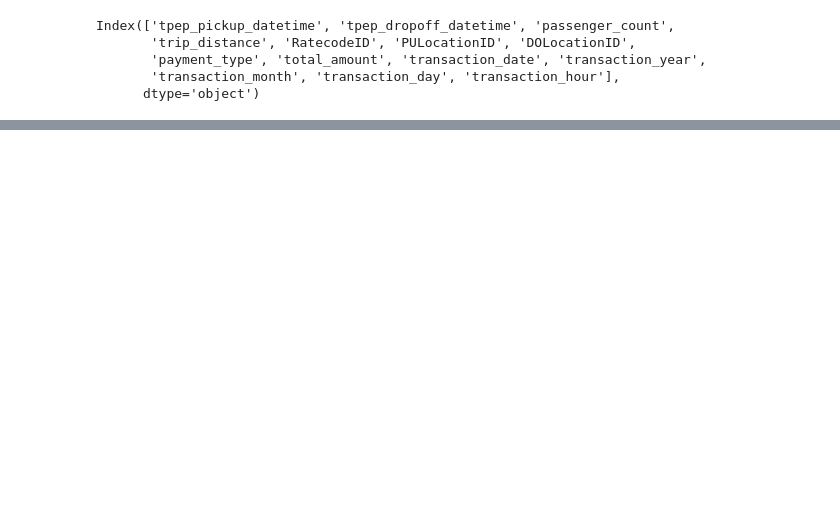
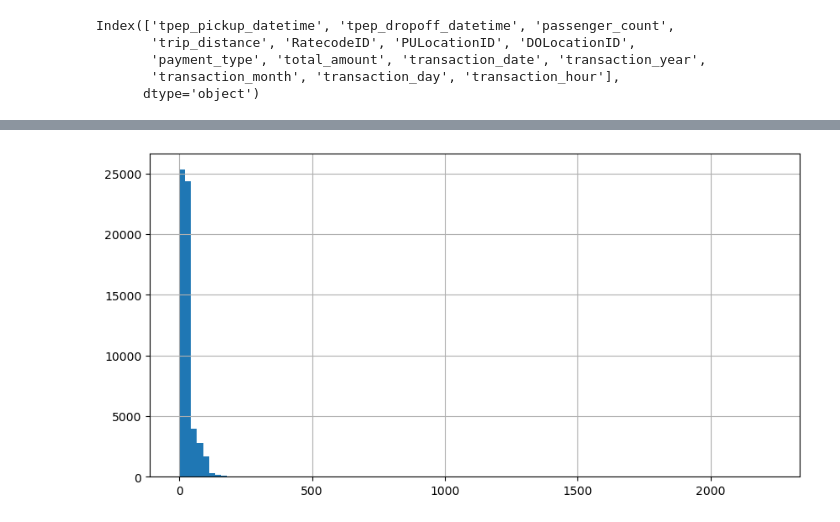
Before and after one commit to Tandoh3/New-York-Taxi-Analysis, a Jupyter notebook: Presentable Notebook.ipynb, the cells around one changed output, grey strips where cells are left out. Cells and saved outputs as stored; diff of their text form; code cells hidden in the pictures; blank space fills up the shorter version.

```diff
--- a/Presentable Notebook.ipynb
+++ b/Presentable Notebook.ipynb
@@ -768,0 +817,5 @@ all_needed_columns = categorical_columns + numerical_columns
+# %%
+taxi_grouped_by_region['total_amount'].hist(bins=100, figsize=(10,5))
+plt.show()
+# %% [output]
+[figure, added]
```
Also changed, not shown: parts of 16 cells of this notebook.
